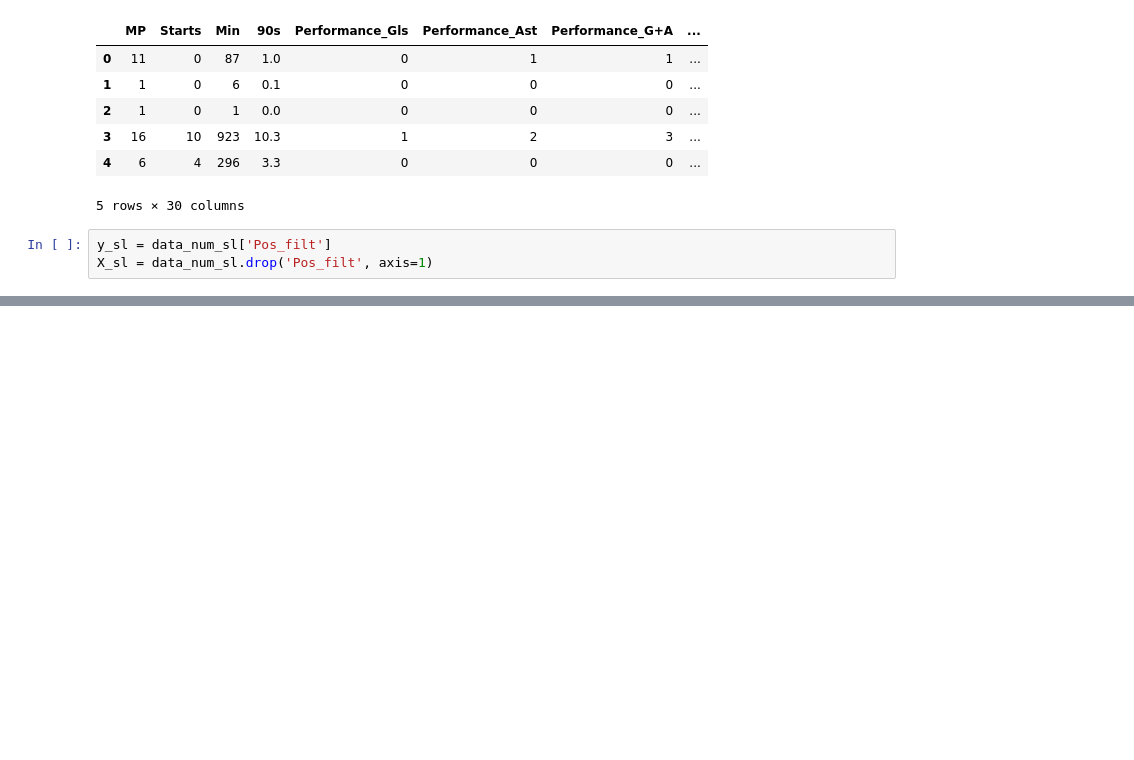
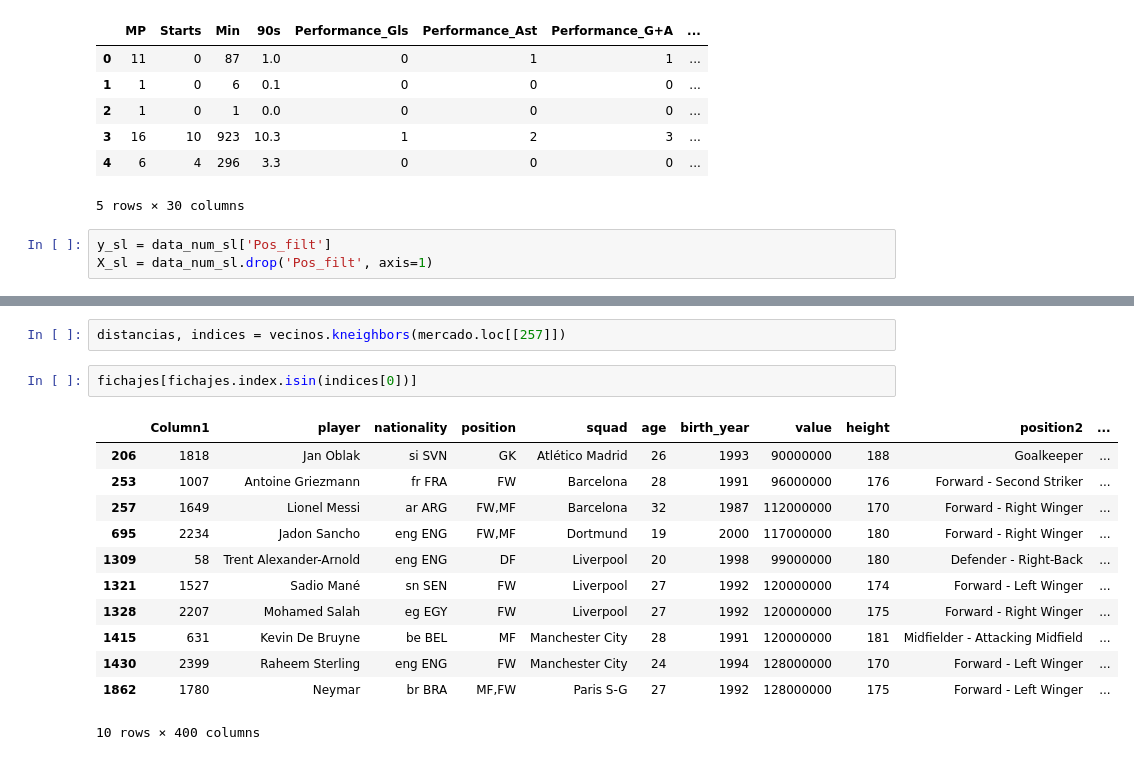
Before and after one commit to maubosc/tp_footballanalytics, a Jupyter notebook: TP_2.ipynb, the cells around one changed output, grey strips where cells are left out. Cells and saved outputs as stored; diff of their text form; blank space fills up the shorter version.

```diff
--- a/TP_2.ipynb
+++ b/TP_2.ipynb
@@ -320,0 +353,17 @@ Feature names unseen at fit time:
+# %%
+distancias, indices = vecinos.kneighbors(mercado.loc[[257]])
+# %%
+fichajes[fichajes.index.isin(indices[0])]
+# %% [output]
+|  | Column1 | player | nationality | position | squad | age | birth_year | value | height | position2 | ... |
+| 206 | 1818 | Jan Oblak | si SVN | GK | Atlético Madrid | 26 | 1993 | 90000000 | 188 | Goalkeeper | ... |
+| 253 | 1007 | Antoine Griezmann | fr FRA | FW | Barcelona | 28 | 1991 | 96000000 | 176 | Forward - Second Striker | ... |
+| 257 | 1649 | Lionel Messi | ar ARG | FW,MF | Barcelona | 32 | 1987 | 112000000 | 170 | Forward - Right Winger | ... |
+| 695 | 2234 | Jadon Sancho | eng ENG | FW,MF | Dortmund | 19 | 2000 | 117000000 | 180 | Forward - Right Winger | ... |
+| 1309 | 58 | Trent Alexander-Arnold | eng ENG | DF | Liverpool | 20 | 1998 | 99000000 | 180 | Defender - Right-Back | ... |
+| 1321 | 1527 | Sadio Mané | sn SEN | FW | Liverpool | 27 | 1992 | 120000000 | 174 | Forward - Left Winger | ... |
+| 1328 | 2207 | Mohamed Salah | eg EGY | FW | Liverpool | 27 | 1992 | 120000000 | 175 | Forward - Right Winger | ... |
+| 1415 | 631 | Kevin De Bruyne | be BEL | MF | Manchester City | 28 | 1991 | 120000000 | 181 | Midfielder - Attacking Midfield | ... |
+| 1430 | 2399 | Raheem Sterling | eng ENG | FW | Manchester City | 24 | 1994 | 128000000 | 170 | Forward - Left Winger | ... |
+| 1862 | 1780 | Neymar | br BRA | MF,FW | Paris S-G | 27 | 1992 | 128000000 | 175 | Forward - Left Winger | ... |
+10 rows × 400 columns
```
Also changed, not shown: parts of 14 cells of this notebook.
